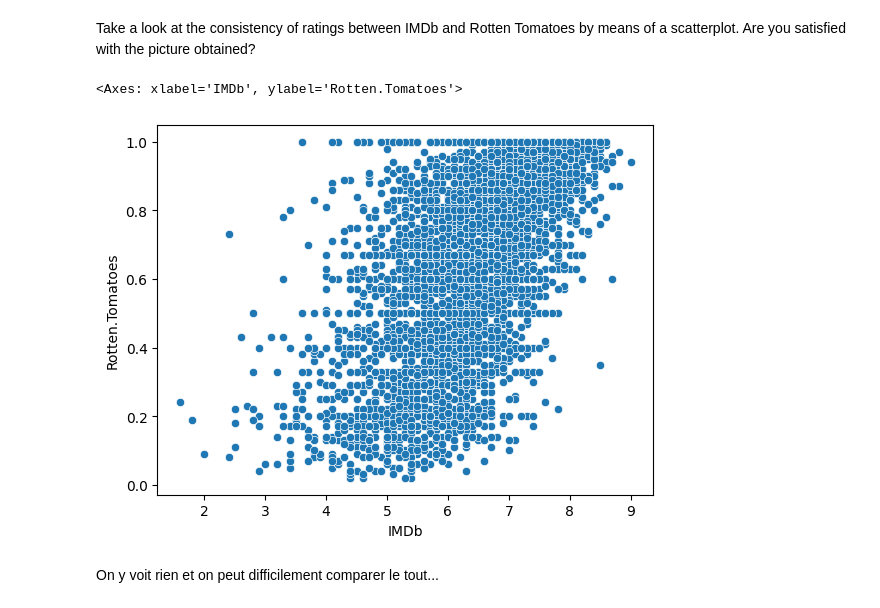
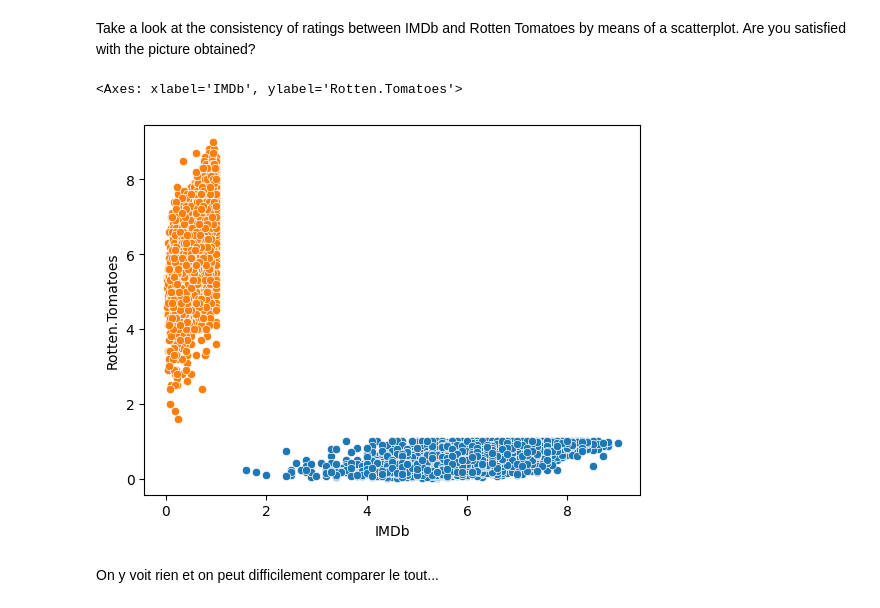
Before and after one commit to vorpax/data_science_HEC_M1, a Jupyter notebook: dm/dm1/dm_nb.ipynb, the cells around one changed output. Cells and saved outputs as stored; diff of their text form; code cells hidden in the pictures.

```diff
--- a/dm/dm1/dm_nb.ipynb
+++ b/dm/dm1/dm_nb.ipynb
@@ -72,10 +72,13 @@ Take a look at the consistency of ratings between IMDb and Rotten Tomatoes by me
 # %%
 # print(RuntimeH)
 
 sns.scatterplot(data=df_mov, x="IMDb", y="Rotten.Tomatoes")
+
+
+sns.scatterplot(data=df_mov,  x="Rotten.Tomatoes",y="IMDb")
 # %% [output]
 <Axes: xlabel='IMDb', ylabel='Rotten.Tomatoes'>
-[figure, old version]
+[figure, new version]
 # %% [markdown]
 On y voit rien et on peut difficilement comparer le tout...
 # %%
```
Also changed, not shown: parts of 2 cells of this notebook, 1 other file.
